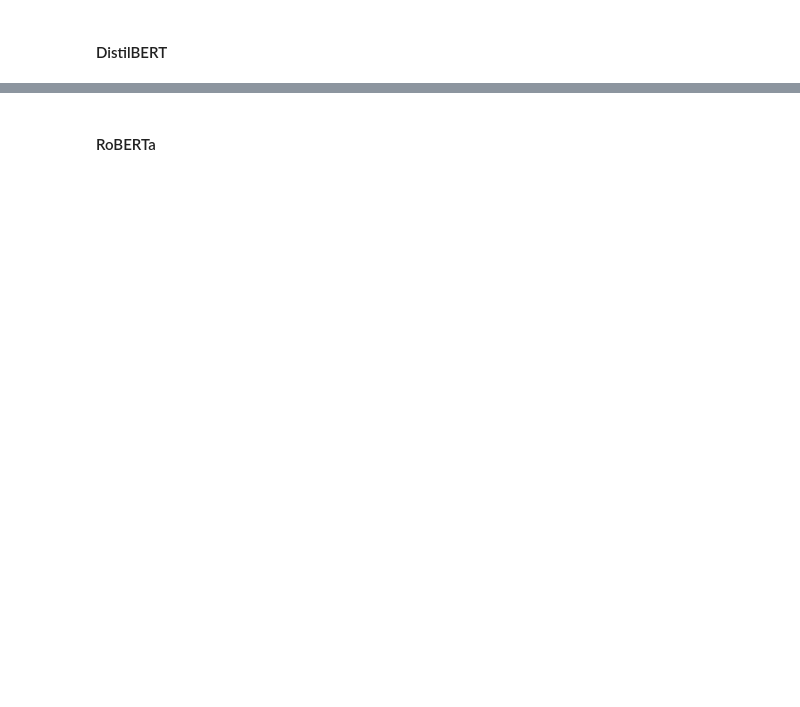
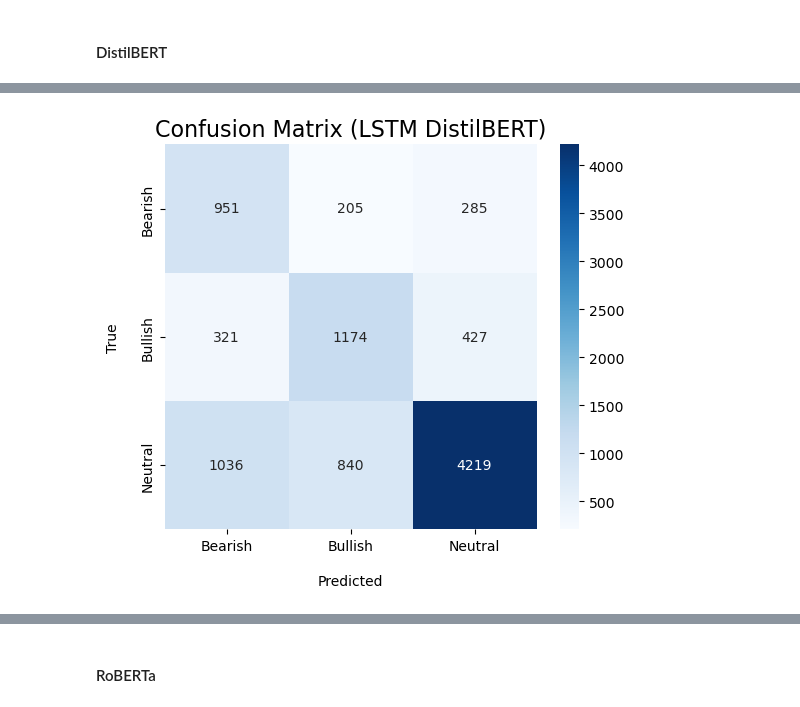
Before and after one commit to M4rtinsFons3caConsulting/TextMining, a Jupyter notebook: notebooks/project.ipynb, the cells around one changed output, grey strips where cells are left out. Drawn from its saved outputs; the diff is of its cells as text; code cells hidden in the pictures; blank space fills up the shorter version.

```diff
--- a/notebooks/project.ipynb
+++ b/notebooks/project.ipynb
@@ -415,7 +411,11 @@ finbert = CLSVectorizer(
 ## 5. Modelling
 # %%
 # Stratified K-Fold
-skf = StratifiedKFold(n_splits=5, shuffle=True, random_state=20)
+skf = StratifiedKFold(
+    n_splits=5
+    ,shuffle=True
+    ,random_state=20
+)
 # %% [markdown]
 ### 5.1. KNN
 # %%
@@ -645,13 +835,15 @@ print(classification_report(y_true_all, y_pred_all, digits=4, target_names=LABEL
 # %%
 # Confusion matrix
 cm = confusion_matrix(y_true_all, y_pred_all)
 
 plt.figure(figsize=(6,5))
 sns.heatmap(cm, annot=True, fmt='d', cmap='Blues', xticklabels=LABELS.keys(), yticklabels=LABELS.keys())
 plt.xlabel('Predicted', labelpad=15)
 plt.ylabel('True', labelpad=15)
-plt.title('Confusion Matrix (LSTM Word2Vec)', fontsize=16)
+plt.title('Confusion Matrix (LSTM DistilBERT)', fontsize=16)
 plt.show()
+# %% [output]
+[figure, added]
 # %%
 df_list = []
 
```
Also changed, not shown: parts of 45 cells of this notebook, 4 other files.
